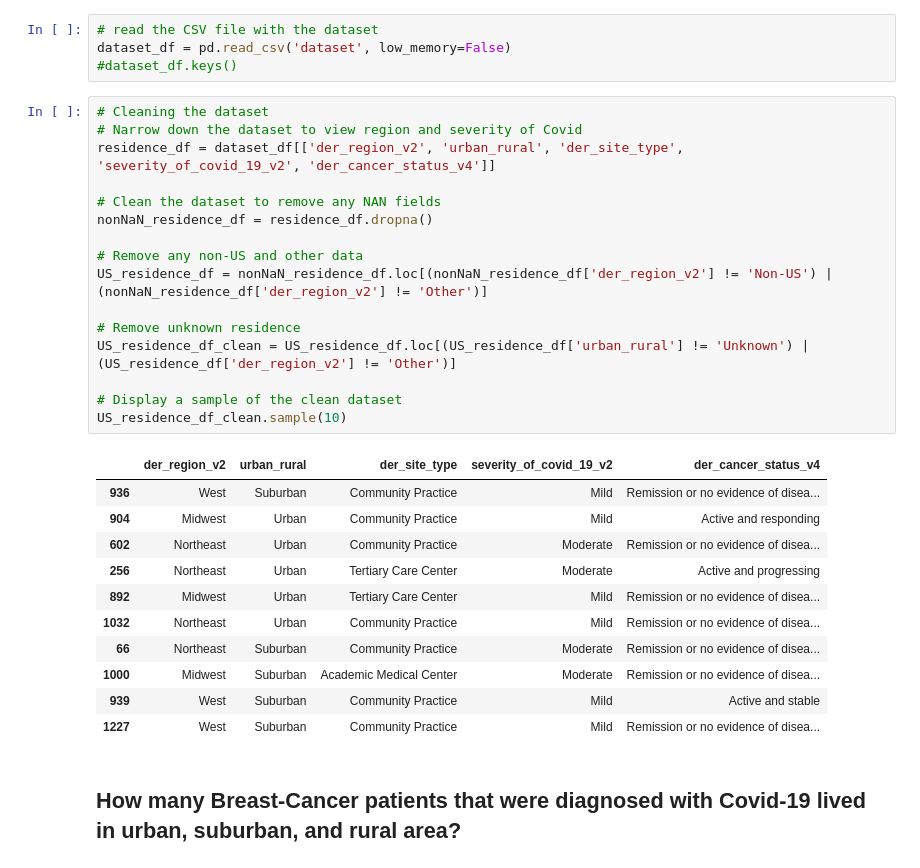
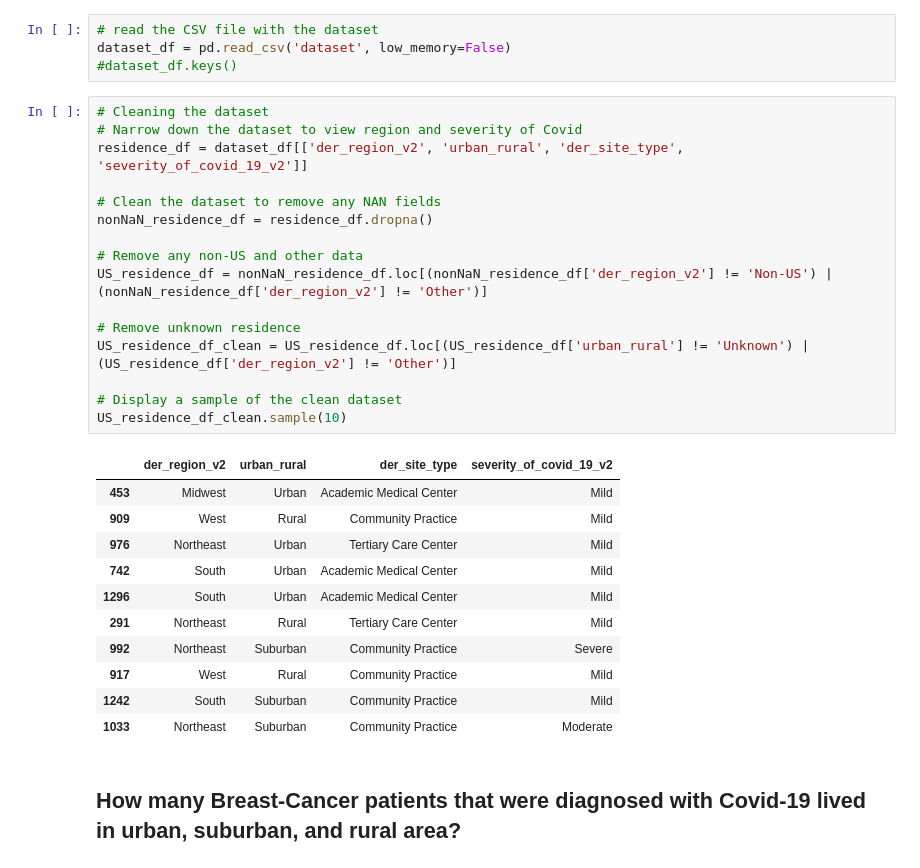
Before and after one commit to HSaleem352/Bootcamp-Project1, a Jupyter notebook: HS_project1_script.ipynb, the cells around one changed output. Saved outputs shown, nothing was run; the diff lists cells and outputs as text.

```diff
--- a/HS_project1_script.ipynb
+++ b/HS_project1_script.ipynb
@@ -13,31 +13,31 @@ dataset_df = pd.read_csv('dataset', low_memory=False)
 # %%
 # Cleaning the dataset
 # Narrow down the dataset to view region and severity of Covid
-residence_df = dataset_df[['der_region_v2', 'urban_rural', 'der_site_type', 'severity_of_covid_19_v2', 'der_cancer_status_v4']]
+residence_df = dataset_df[['der_region_v2', 'urban_rural', 'der_site_type', 'severity_of_covid_19_v2']]
 
 # Clean the dataset to remove any NAN fields
 nonNaN_residence_df = residence_df.dropna()
 
 # Remove any non-US and other data
 US_residence_df = nonNaN_residence_df.loc[(nonNaN_residence_df['der_region_v2'] != 'Non-US') | (nonNaN_residence_df['der_region_v2'] != 'Other')]
 
 # Remove unknown residence
 US_residence_df_clean = US_residence_df.loc[(US_residence_df['urban_rural'] != 'Unknown') | (US_residence_df['der_region_v2'] != 'Other')]
 
 # Display a sample of the clean dataset
 US_residence_df_clean.sample(10)
 # %% [output]
-|  | der_region_v2 | urban_rural | der_site_type | severity_of_covid_19_v2 | der_cancer_status_v4 |
-| 936 | West | Suburban | Community Practice | Mild | Remission or no evidence of disea... |
-| 904 | Midwest | Urban | Community Practice | Mild | Active and responding |
-| 602 | Northeast | Urban | Community Practice | Moderate | Remission or no evidence of disea... |
-| 256 | Northeast | Urban | Tertiary Care Center | Moderate | Active and progressing |
-| 892 | Midwest | Urban | Tertiary Care Center | Mild | Remission or no evidence of disea... |
-| 1032 | Northeast | Urban | Community Practice | Mild | Remission or no evidence of disea... |
-| 66 | Northeast | Suburban | Community Practice | Moderate | Remission or no evidence of disea... |
-| 1000 | Midwest | Suburban | Academic Medical Center | Moderate | Remission or no evidence of disea... |
-| 939 | West | Suburban | Community Practice | Mild | Active and stable |
-| 1227 | West | Suburban | Community Practice | Mild | Remission or no evidence of disea... |
+|  | der_region_v2 | urban_rural | der_site_type | severity_of_covid_19_v2 |
+| 453 | Midwest | Urban | Academic Medical Center | Mild |
+| 909 | West | Rural | Community Practice | Mild |
+| 976 | Northeast | Urban | Tertiary Care Center | Mild |
+| 742 | South | Urban | Academic Medical Center | Mild |
+| 1296 | South | Urban | Academic Medical Center | Mild |
+| 291 | Northeast | Rural | Tertiary Care Center | Mild |
+| 992 | Northeast | Suburban | Community Practice | Severe |
+| 917 | West | Rural | Community Practice | Mild |
+| 1242 | South | Suburban | Community Practice | Mild |
+| 1033 | Northeast | Suburban | Community Practice | Moderate |
 # %% [markdown]
 ## How many Breast-Cancer patients that were diagnosed with Covid-19 lived in urban, suburban, and rural area?
 # %%
```
Also changed, not shown: parts of 2 cells of this notebook.
